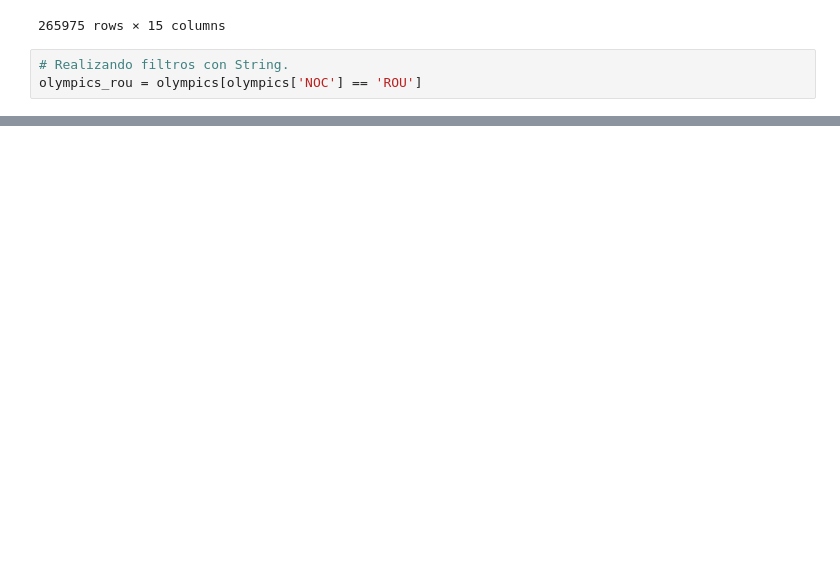
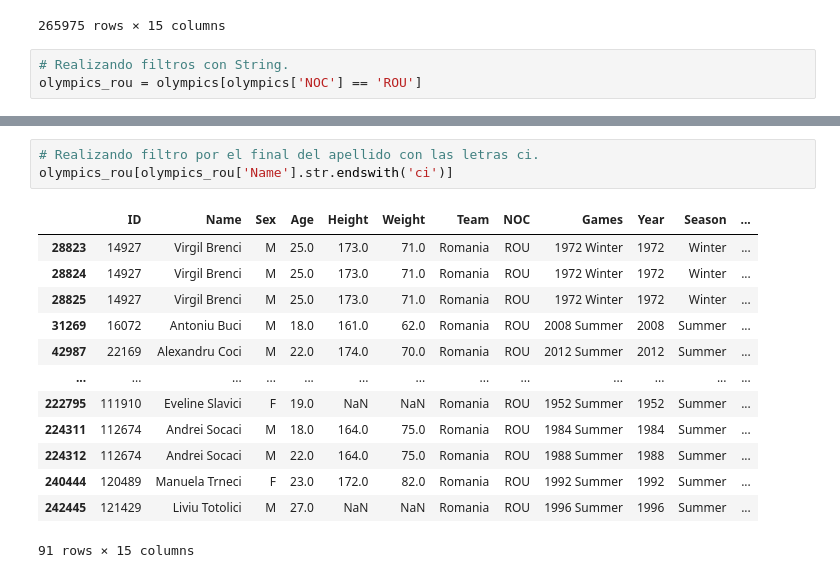
Before and after one commit to oscargbocanegra/learning, a Jupyter notebook: MachineLearning/c-udemy-analisis-datos-python-3/notebooks/04-manipulacion-datos-pandas.ipynb, the cells around one changed output, grey strips where cells are left out. Cells and saved outputs as stored; diff of their text form; blank space fills up the shorter version.

```diff
--- a/MachineLearning/c-udemy-analisis-datos-python-3/notebooks/04-manipulacion-datos-pandas.ipynb
+++ b/MachineLearning/c-udemy-analisis-datos-python-3/notebooks/04-manipulacion-datos-pandas.ipynb
@@ -264,3 +264,20 @@ olympics_rou[olympics_rou['Name'].str.startswith('Nadia')]
 | 43782 | 22570 | Nadia Elena Comneci (-Conner) | F | 18.0 | 162.0 | 45.0 | Romania | ROU | 1980 Summer | 1980 | Summer | ... |
 | 43783 | 22570 | Nadia Elena Comneci (-Conner) | F | 18.0 | 162.0 | 45.0 | Romania | ROU | 1980 Summer | 1980 | Summer | ... |
 | 43784 | 22570 | Nadia Elena Comneci (-Conner) | F | 18.0 | 162.0 | 45.0 | Romania | ROU | 1980 Summer | 1980 | Summer | ... |
+# %%
+# Realizando filtro por el final del apellido con las letras ci.
+olympics_rou[olympics_rou['Name'].str.endswith('ci')]
+# %% [output]
+|  | ID | Name | Sex | Age | Height | Weight | Team | NOC | Games | Year | Season | ... |
+| 28823 | 14927 | Virgil Brenci | M | 25.0 | 173.0 | 71.0 | Romania | ROU | 1972 Winter | 1972 | Winter | ... |
+| 28824 | 14927 | Virgil Brenci | M | 25.0 | 173.0 | 71.0 | Romania | ROU | 1972 Winter | 1972 | Winter | ... |
+| 28825 | 14927 | Virgil Brenci | M | 25.0 | 173.0 | 71.0 | Romania | ROU | 1972 Winter | 1972 | Winter | ... |
+| 31269 | 16072 | Antoniu Buci | M | 18.0 | 161.0 | 62.0 | Romania | ROU | 2008 Summer | 2008 | Summer | ... |
+| 42987 | 22169 | Alexandru Coci | M | 22.0 | 174.0 | 70.0 | Romania | ROU | 2012 Summer | 2012 | Summer | ... |
+| ... | ... | ... | ... | ... | ... | ... | ... | ... | ... | ... | ... | ... |
+| 222795 | 111910 | Eveline Slavici | F | 19.0 | NaN | NaN | Romania | ROU | 1952 Summer | 1952 | Summer | ... |
+| 224311 | 112674 | Andrei Socaci | M | 18.0 | 164.0 | 75.0 | Romania | ROU | 1984 Summer | 1984 | Summer | ... |
+| 224312 | 112674 | Andrei Socaci | M | 22.0 | 164.0 | 75.0 | Romania | ROU | 1988 Summer | 1988 | Summer | ... |
+| 240444 | 120489 | Manuela Trneci | F | 23.0 | 172.0 | 82.0 | Romania | ROU | 1992 Summer | 1992 | Summer | ... |
+| 242445 | 121429 | Liviu Totolici | M | 27.0 | NaN | NaN | Romania | ROU | 1996 Summer | 1996 | Summer | ... |
+91 rows × 15 columns
```
Also changed, not shown: parts of 16 cells of this notebook.
